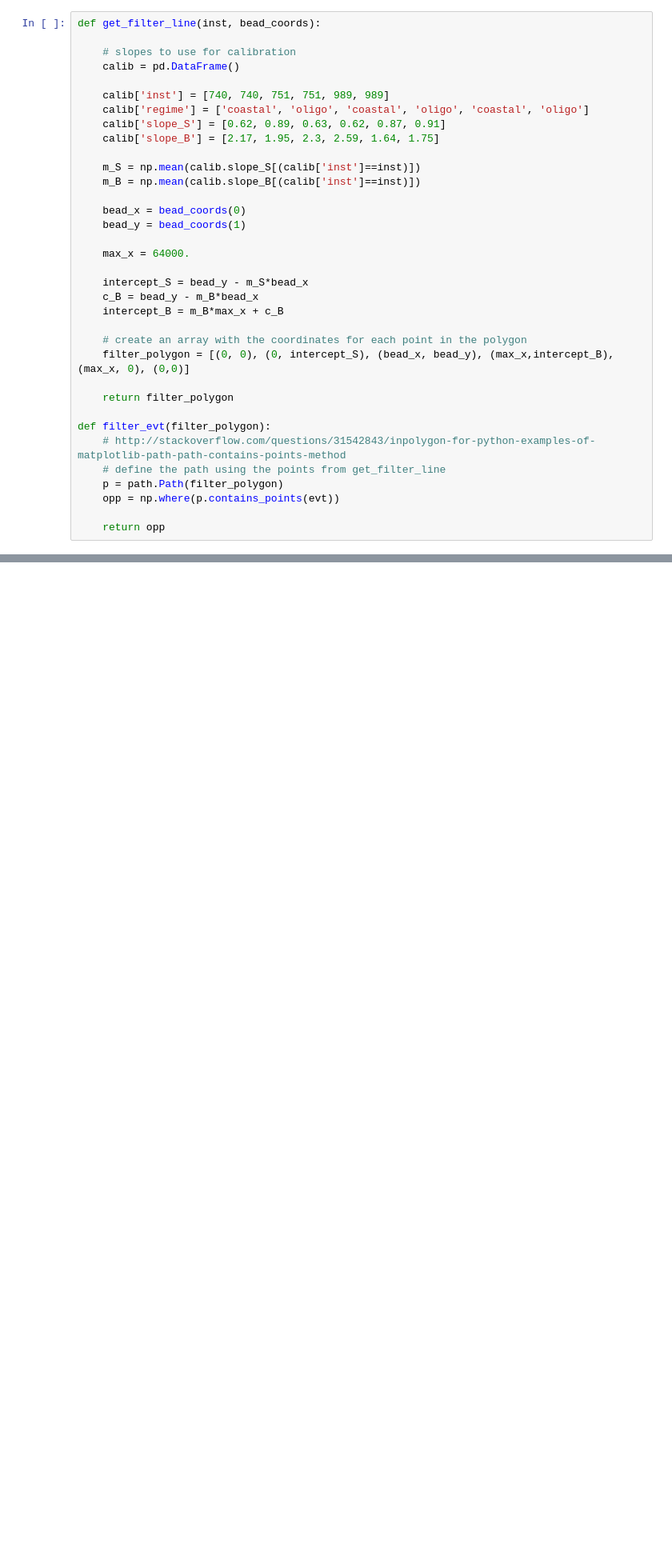
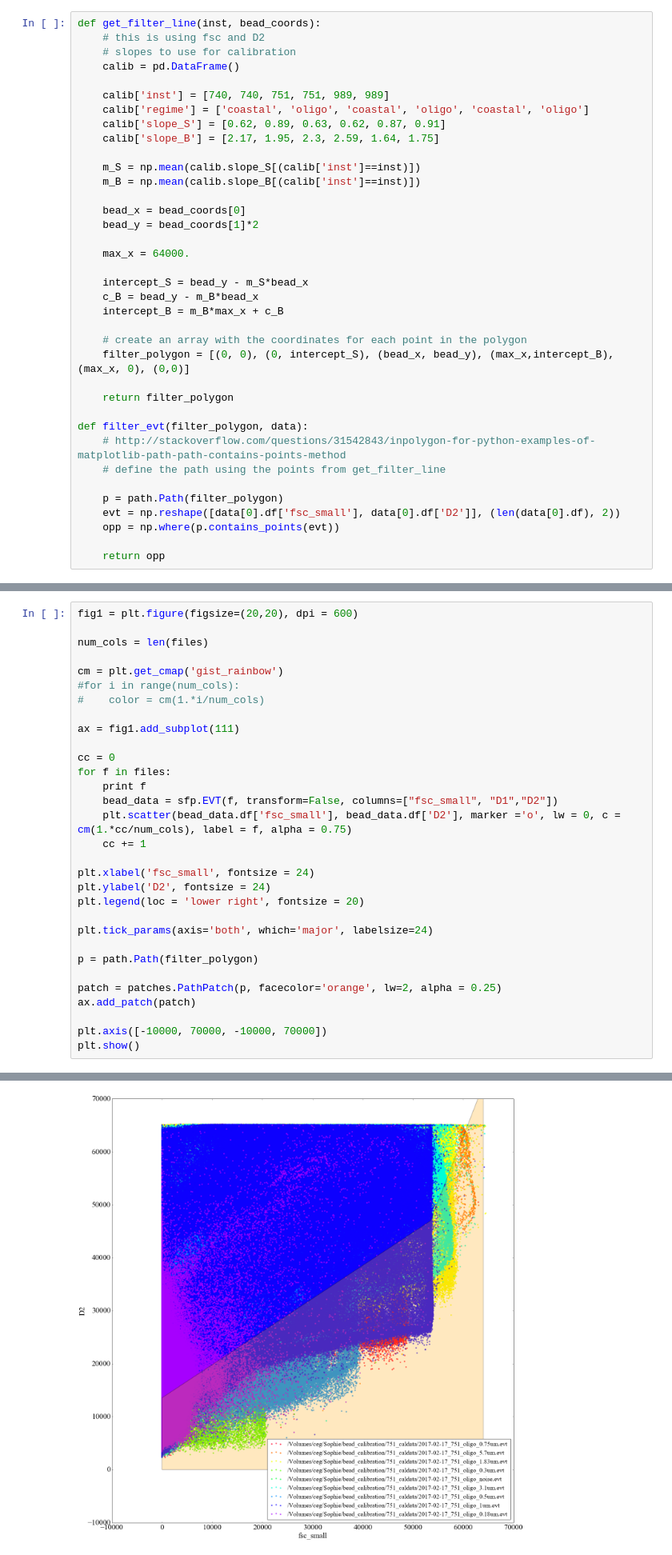
Before and after one commit to sophieclayton/seaflow_calibration, a Jupyter notebook: filter_test.ipynb, the cells around one changed output, grey strips where cells are left out. Shown at 80% size. Saved outputs shown, nothing was run; the diff lists cells and outputs as text; blank space fills up the shorter version.

Commit message:
added points in polygon method to find opp particles

```diff
--- a/filter_test.ipynb
+++ b/filter_test.ipynb
@@ -17,7 +18,7 @@ rcParams.update({'font.family': 'serif'})
 rcParams.update({'font.serif': 'Times New Roman'})
 # %%
 def get_filter_line(inst, bead_coords):
-
+    # this is using fsc and D2
     # slopes to use for calibration
     calib = pd.DataFrame()
 
@@ -29,8 +30,8 @@ def get_filter_line(inst, bead_coords):
     m_S = np.mean(calib.slope_S[(calib['inst']==inst)])
     m_B = np.mean(calib.slope_B[(calib['inst']==inst)])
 
-    bead_x = bead_coords(0)
-    bead_y = bead_coords(1)
+    bead_x = bead_coords[0]
+    bead_y = bead_coords[1]*2
 
     max_x = 64000.
 
@@ -43,10 +44,12 @@ def get_filter_line(inst, bead_coords):
 
     return filter_polygon
 
-def filter_evt(filter_polygon):
+def filter_evt(filter_polygon, data):
     # http://stackoverflow.com/questions/31542843/inpolygon-for-python-examples-of-matplotlib-path-path-contains-points-method
     # define the path using the points from get_filter_line
+
     p = path.Path(filter_polygon)
+    evt = np.reshape([data[0].df['fsc_small'], data[0].df['D2']], (len(data[0].df), 2))
     opp = np.where(p.contains_points(evt))
 
     return opp
@@ -52,0 +94,32 @@ def filter_evt(filter_polygon):
+# %%
+fig1 = plt.figure(figsize=(20,20), dpi = 600)
+
+num_cols = len(files)
+
+cm = plt.get_cmap('gist_rainbow')
+#for i in range(num_cols):
+#    color = cm(1.*i/num_cols)
+
+ax = fig1.add_subplot(111)
+
+cc = 0
+for f in files:
+    print f
+    bead_data = sfp.EVT(f, transform=False, columns=["fsc_small", "D1","D2"])
+    plt.scatter(bead_data.df['fsc_small'], bead_data.df['D2'], marker ='o', lw = 0, c = cm(1.*cc/num_cols), label = f, alpha = 0.75)
+    cc += 1
+
+plt.xlabel('fsc_small', fontsize = 24)
+plt.ylabel('D2', fontsize = 24)
+plt.legend(loc = 'lower right', fontsize = 20)
+
+plt.tick_params(axis='both', which='major', labelsize=24)
+
+p = path.Path(filter_polygon)
+
+patch = patches.PathPatch(p, facecolor='orange', lw=2, alpha = 0.25)
+ax.add_patch(patch)
+
+plt.axis([-10000, 70000, -10000, 70000])
+plt.show()
+# %% [output]
@@ -52,0 +135 @@ def filter_evt(filter_polygon):
+[figure, added]
```
Also changed, not shown: parts of 6 cells of this notebook.
